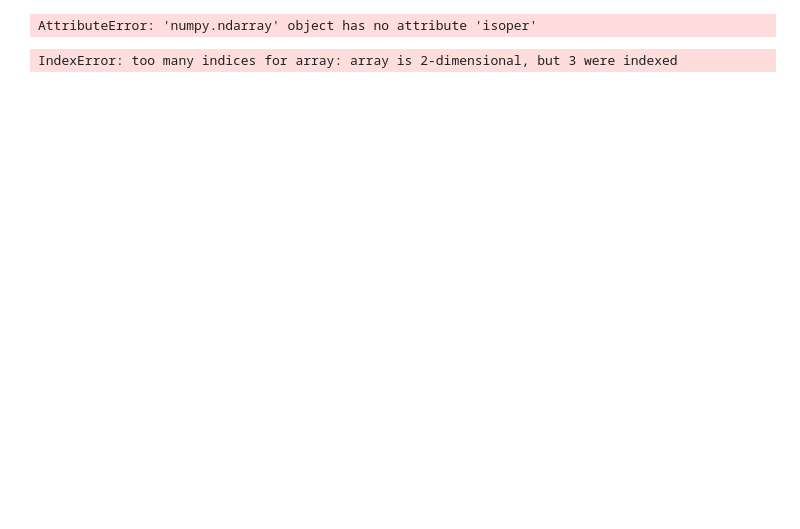
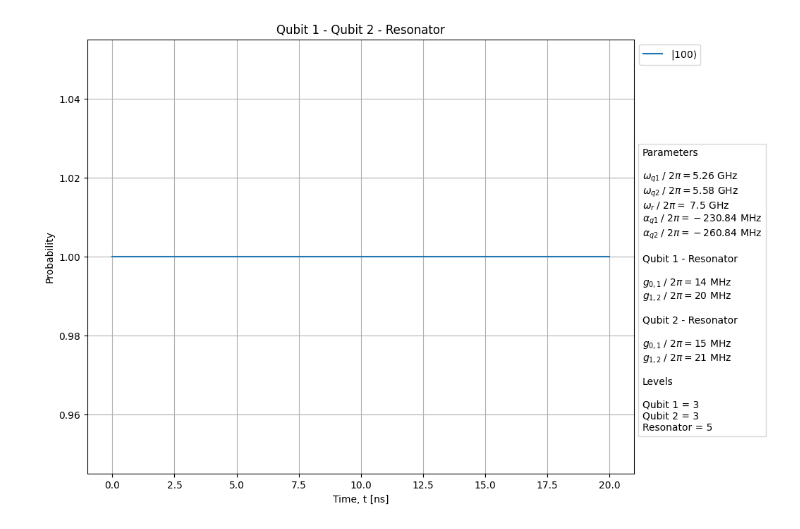
Before and after one commit to marcogobbo/two-coupled-qubits, a Jupyter notebook: notebooks/effective_hamiltonian.ipynb, the cells around one changed output. Saved outputs shown, nothing was run; the diff lists cells and outputs as text; code cells hidden in the pictures; blank space fills up the shorter version.

Commit message:
First version of the SW transformation

```diff
--- a/notebooks/effective_hamiltonian.ipynb
+++ b/notebooks/effective_hamiltonian.ipynb
@@ -45,13 +90,11 @@ eigenenergies, eigenstates = heffective.eigenstates()
 # %%
-# Eigenvectors
-eigenenergies, eigenstates = heffective.eigenstates()
-
 # States
-psi = np.empty((2, 2), dtype=Qobj)
+psi = np.empty((2, 2, r.dim), dtype=Qobj)
 
 for i in range(2):
     for j in range(2):
-            psi[i,j] = tensor(eigenstates[i], eigenstates[j])
+        for k in range(r.dim):
+            psi[i,j,k] = tensor(eigenvectors_q1[i], eigenvectors_q2[j], eigenvectors_r[k])
 
 # Time
 t_list = np.linspace(0, 20, 1000)
@@ -62,15 +101,71 @@ Quantum object: dims = [[45], [45]], shape = (45, 45), type = oper, isherm = Tru
 # %%
 # Master Equation
-result = mesolve(H=heffective, rho0=psi[1,0].full(), tlist=t_list, c_ops=[], e_ops=[], args={})
+result = mesolve(H=hred, rho0=psi[1,0,0], tlist=t_list, c_ops=[], e_ops=[], args={})
-# %% [output]
-AttributeError: 'numpy.ndarray' object has no attribute 'isoper'
 # %%
 # Expected value
-prob = np.empty((q1.dim, q2.dim, r.dim), dtype=Qobj)
+prob = np.empty((2, 2, r.dim), dtype=Qobj)
 
-for i in range(q1.dim):
-    for j in range(q2.dim):
+for i in range(2):
+    for j in range(2):
         for k in range(r.dim):
             prob[i,j,k] = expect(psi[i,j,k]*psi[i,j,k].dag(), result.states)
-# %% [output]
-IndexError: too many indices for array: array is 2-dimensional, but 3 were indexed
+# %%
+# Parameters
+wq1 = round(q1.w / (2 * np.pi), 2)
+wq2 = round(q2.w / (2 * np.pi), 2)
+wr = round(r.w, 2)
+alpha1 = round(q1.e_c * 1e3,2)
+alpha2 = round(q2.e_c * 1e3,2)
+g1_01 = round(2*beta_1*e*r.v_rms/hbar*(q1.e_j / (32 * q1.e_c)) ** (1 / 4)/(2*np.pi)*1e-6)
+g1_12 = round(np.sqrt(2)*2*beta_1*e*r.v_rms/hbar*(q1.e_j / (32 * q1.e_c)) ** (1 / 4)/(2*np.pi)*1e-6)
+g2_01 = round(2*beta_2*e*r.v_rms/hbar*(q2.e_j / (32 * q2.e_c)) ** (1 / 4)/(2*np.pi)*1e-6)
+g2_12 = round(np.sqrt(2)*2*beta_2*e*r.v_rms/hbar*(q2.e_j / (32 * q2.e_c)) ** (1 / 4)/(2*np.pi)*1e-6)
+
+# Plot
+fig = plt.figure(figsize=(10,8))
+
+for i in range(2):
+    for j in range(2):
+        for k in range(r.dim):
+            if np.max(prob[i,j,k]) > 0.01:
+                if (i,j,k) == (1,0,0) or (i,j,k) == (0,1,0):
+                    plt.plot(t_list, prob[i,j,k], label=f"$|{i}{j}{k}\\rangle$")
+                    continue
+                plt.plot(t_list, prob[i,j,k], label=f"$|{i}{j}{k}\\rangle$", linestyle="--", alpha=0.5)
+
+plt.ylabel("Probability")
+plt.xlabel("Time, t [ns]")
+plt.title("Qubit 1 - Qubit 2 - Resonator")
+plt.legend(bbox_to_anchor=(1.00, 1.00), loc='upper left')
+
+text = f"""Parameters
+
+$\\omega_{{q1\,\,}}/\,\,2\\pi = ${wq1} GHz
+$\\omega_{{q2\,\,}}/\,\,2\\pi = ${wq2} GHz
+$\\omega_{{r\,\,}}/\,\,2\\pi = $ {wr} GHz
+$\\alpha_{{q1\,\,}}/\,\,2\\pi = - ${alpha1} MHz
+$\\alpha_{{q2\,\,}}/\,\,2\\pi = - ${alpha2} MHz
+
+Qubit 1 - Resonator
+
+$g_{{0,1\,\,}}/\,\,2\\pi = ${g1_01} MHz
+$g_{{1,2\,\,}}/\,\,2\\pi = ${g1_12} MHz
+
+Qubit 2 - Resonator
+
+$g_{{0,1\,\,}}/\,\,2\\pi = ${g2_01} MHz
+$g_{{1,2\,\,}}/\,\,2\\pi = ${g2_12} MHz
+
+Levels
+
+Qubit 1 = {q1.dim}
+Qubit 2 = {q2.dim}
+Resonator = {r.dim}"""
+
+plt.text(1.015, 0.1, text, fontsize=10, transform=plt.gca().transAxes,
+         bbox=dict(facecolor='white', edgecolor='black', linewidth=1, alpha=0.15))
+
+plt.grid()
+plt.show()
+# %% [output]
+[figure, added]
```
Also changed, not shown: parts of 15 cells of this notebook.
